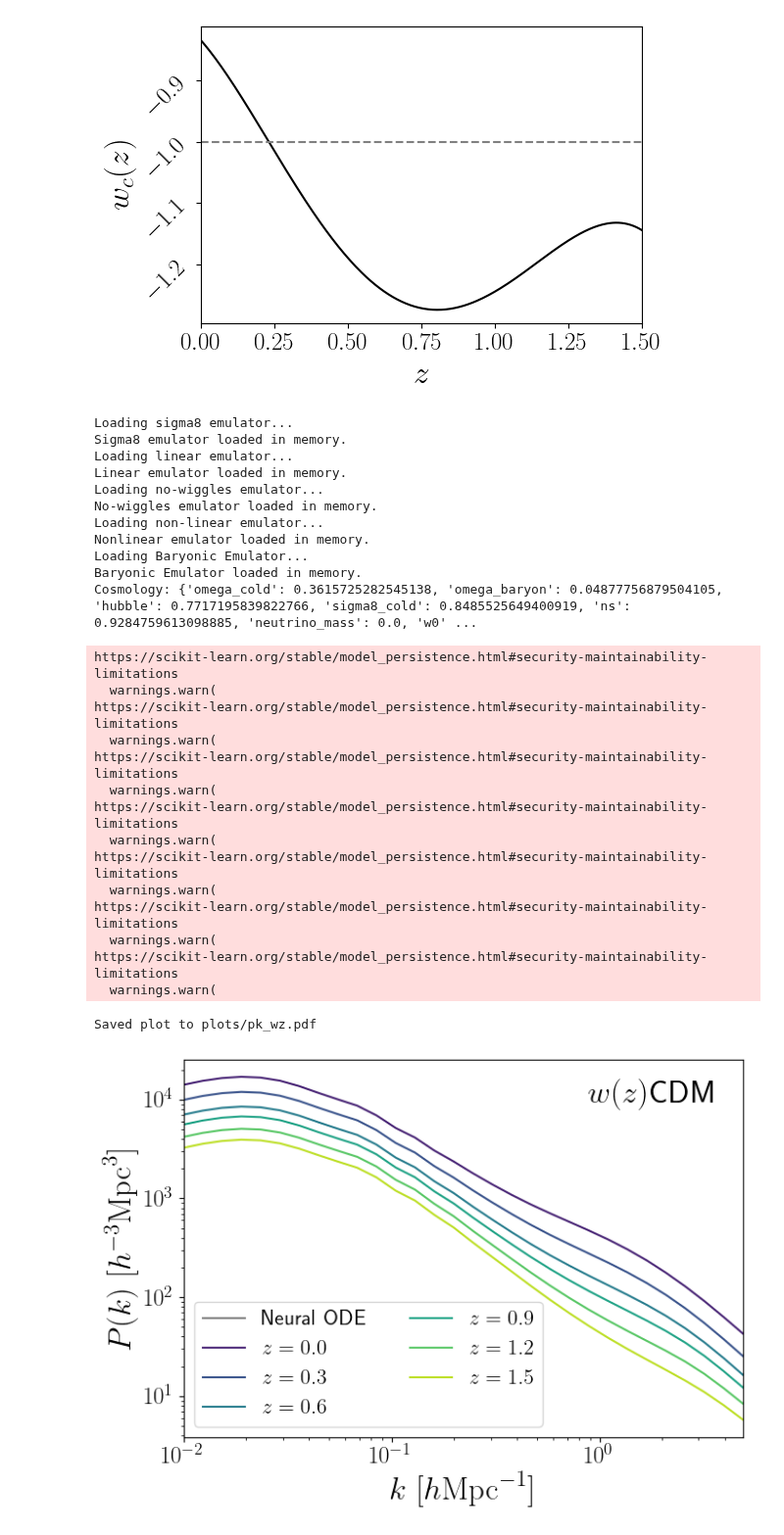
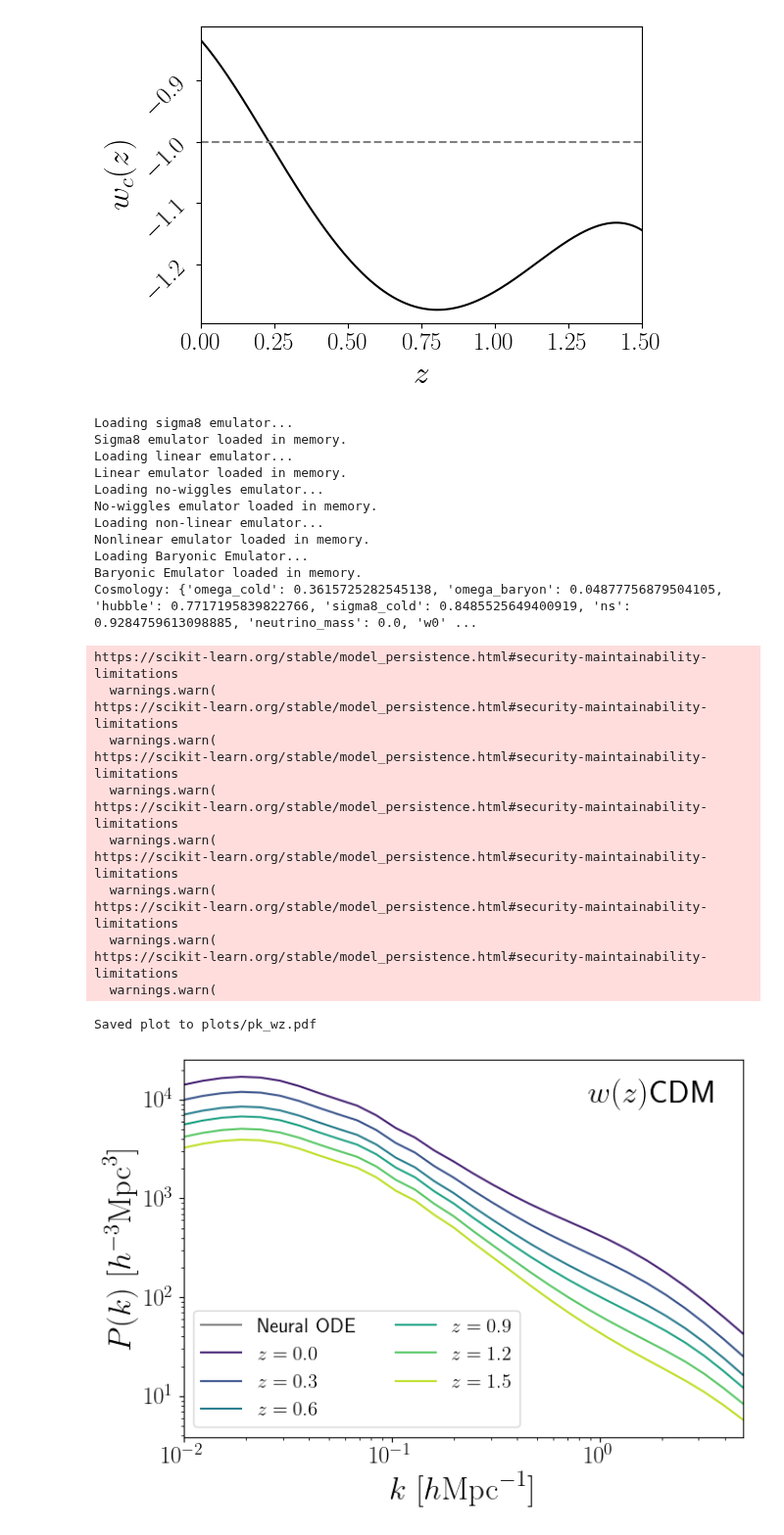
Before and after one commit to pltaylor16/odd_emu, a Jupyter notebook: bacco/results_bacco.ipynb, the cells around one changed output. Shown at 98% size. Cells and saved outputs as stored; diff of their text form; code cells hidden in the pictures.

```diff
--- a/bacco/results_bacco.ipynb
+++ b/bacco/results_bacco.ipynb
@@ -870,7 +860,7 @@ color_handles = [
     for i, z in enumerate(z_list)
 ]
 style_handle = Line2D([0], [0], color='gray', ls='-', label='Neural ODE')
-plt.legend(handles=[style_handle] + color_handles, fontsize=16, ncol=2, loc='lower left')
+plt.legend(handles=[style_handle] + color_handles, fontsize=15, ncol=2, loc='lower left')
 
 # --- Annotation ---
 plt.text(0.95, 0.95, r"$w(z)$CDM", ha='right', va='top', transform=plt.gca().transAxes, fontsize=24)
@@ -879,31 +869,31 @@ plt.text(0.95, 0.95, r"$w(z)$CDM", ha='right', va='top', transform=plt.gca().tra
 plt.tight_layout()
 plt.savefig("plots/pk_wz.pdf")
 print("Saved plot to plots/pk_wz.pdf")
 # %% [output]
 Loading sigma8 emulator...
 Sigma8 emulator loaded in memory.
 Loading linear emulator...
 Linear emulator loaded in memory.
 Loading no-wiggles emulator...
 No-wiggles emulator loaded in memory.
 Loading non-linear emulator...
 Nonlinear emulator loaded in memory.
 Loading Baryonic Emulator...
 Baryonic Emulator loaded in memory.
 Cosmology: {'omega_cold': 0.3615725282545138, 'omega_baryon': 0.04877756879504105, 'hubble': 0.7717195839822766, 'sigma8_cold': 0.8485525649400919, 'ns': 0.9284759613098885, 'neutrino_mass': 0.0, 'w0' ...
 https://scikit-learn.org/stable/model_persistence.html#security-maintainability-limitations
   warnings.warn(
 https://scikit-learn.org/stable/model_persistence.html#security-maintainability-limitations
   warnings.warn(
 https://scikit-learn.org/stable/model_persistence.html#security-maintainability-limitations
   warnings.warn(
 https://scikit-learn.org/stable/model_persistence.html#security-maintainability-limitations
   warnings.warn(
 https://scikit-learn.org/stable/model_persistence.html#security-maintainability-limitations
   warnings.warn(
 https://scikit-learn.org/stable/model_persistence.html#security-maintainability-limitations
   warnings.warn(
 https://scikit-learn.org/stable/model_persistence.html#security-maintainability-limitations
   warnings.warn(
 Saved plot to plots/pk_wz.pdf
-[figure, old version]
+[figure, new version]
```
Also changed, not shown: parts of 3 cells of this notebook.
